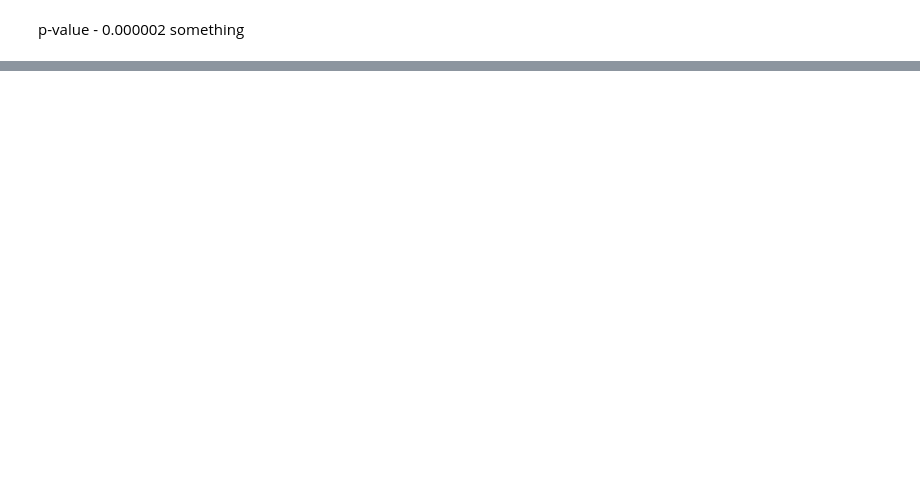
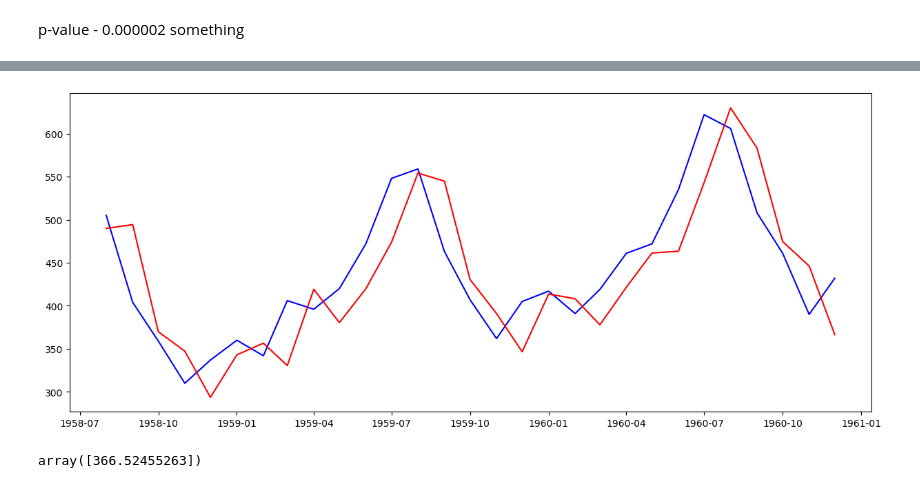
Before and after one commit to HishitaGupta/AI-ML-Progress, a Jupyter notebook: TimeSeriesForecasting/Arima.ipynb, the cells around one changed output, grey strips where cells are left out. Cells and saved outputs as stored; diff of their text form; code cells hidden in the pictures; blank space fills up the shorter version.

```diff
--- a/TimeSeriesForecasting/Arima.ipynb
+++ b/TimeSeriesForecasting/Arima.ipynb
@@ -372,0 +527,8 @@ p-value - 0.000002 something
+# %%
+pred_inverse_transformed= pd.Series(np.exp(predictions),index= test.index)
+test_inverse_transformed = np.exp(test)
+plt.plot(test_inverse_transformed,color='blue',label='test')
+plt.plot(pred_inverse_transformed,color='red',label='pred')
+plt.show()
+# %% [output]
+[figure, added]
@@ -372,0 +540,4 @@ p-value - 0.000002 something
+# %%
+np.exp(forecast)
+# %% [output]
+array([366.52455263])
```
Also changed, not shown: parts of 26 cells of this notebook, 1 other file.
